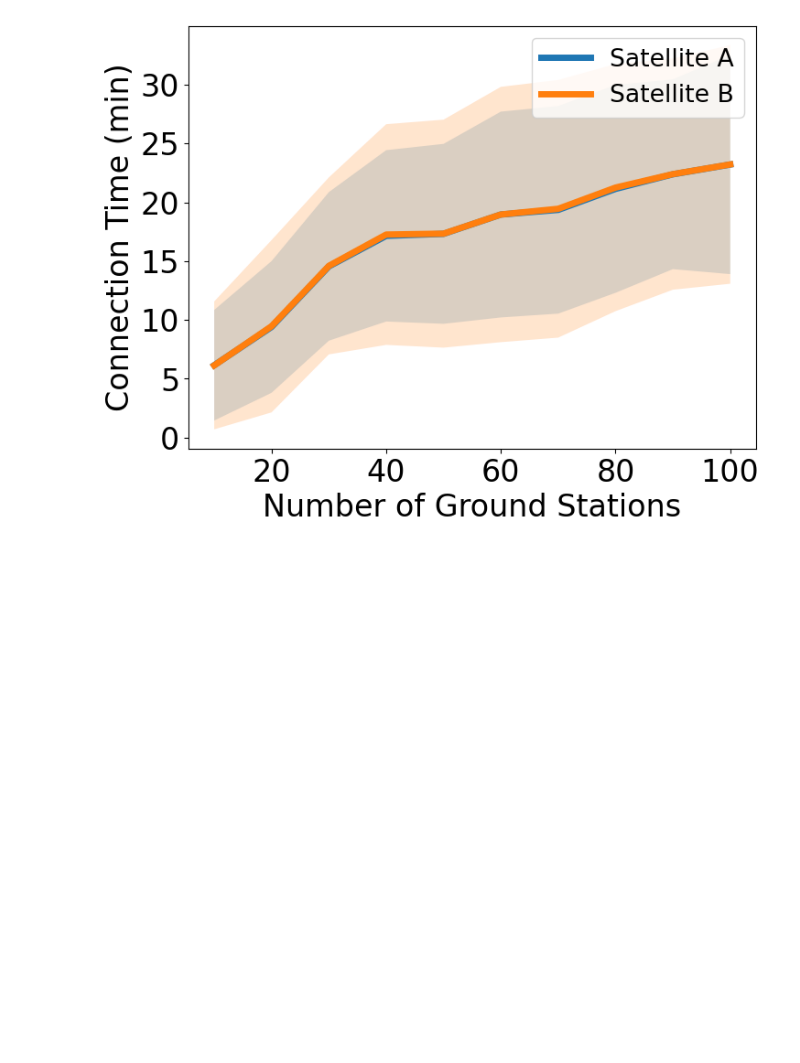
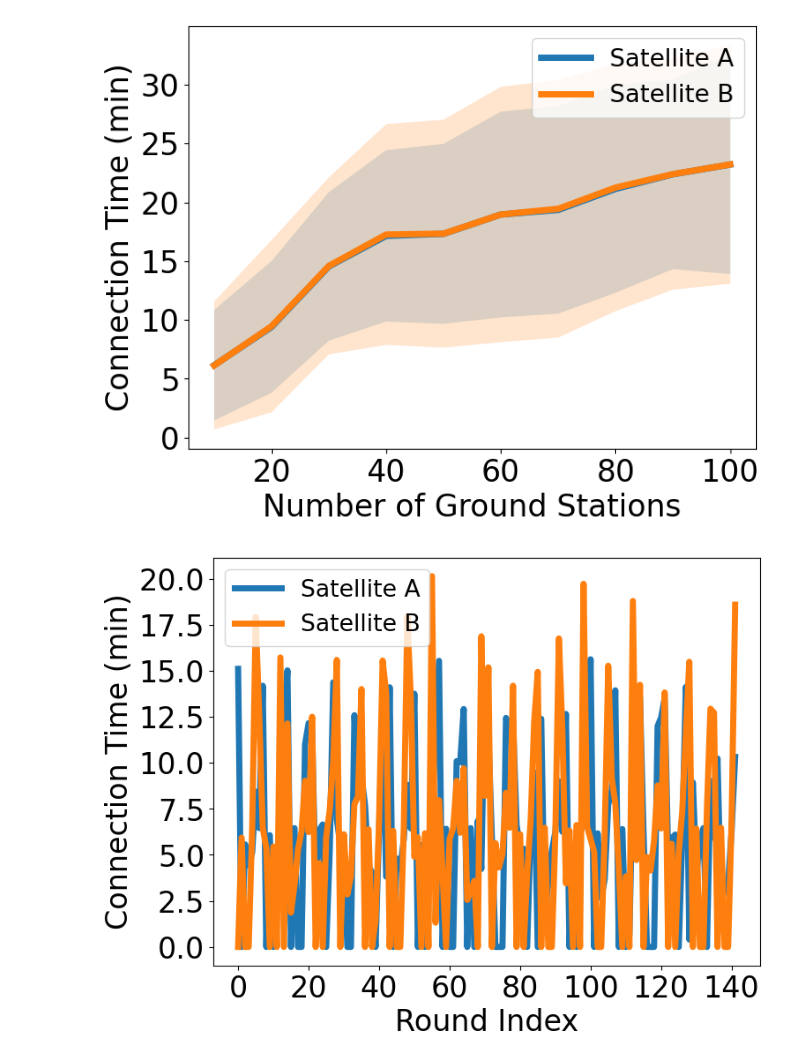
Before and after one commit to lizhouyu/hypatia, a Jupyter notebook: paper/satellite_networks_state/analyze_gen_gs.ipynb, the cells around one changed output. Drawn from its saved outputs; the diff is of its cells as text; code cells hidden in the pictures; blank space fills up the shorter version.

Commit message:
draw num round - connection time for num gs = 10

```diff
--- a/paper/satellite_networks_state/analyze_gen_gs.ipynb
+++ b/paper/satellite_networks_state/analyze_gen_gs.ipynb
@@ -311,3 +322,35 @@ plt.show()
 [ 6.13814554  9.46467136 14.59483568 17.25932401 17.33356643 18.96200466
  19.44417249 21.2479021  22.39300699 23.21689977]
 [figure]
+# %%
+# plot connection time per round for num gs = 10
+num_gs = 10
+sat0_round_connection_stat_path = os.path.join(analysis_log_folder, 'sat0_round_connection_stat_' + str(num_gs) + '.json')
+sat1_round_connection_stat_path = os.path.join(analysis_log_folder, 'sat1_round_connection_stat_' + str(num_gs) + '.json')
+# load json file
+with open(sat0_round_connection_stat_path, 'r') as load_f:
+    sat0_round_connection_stat = json.load(load_f)
+with open(sat1_round_connection_stat_path, 'r') as load_f:
+    sat1_round_connection_stat = json.load(load_f)
+
+sat0_round_connection_time_list = np.array(sat0_round_connection_stat['list'])
+sat1_round_connection_time_list = np.array(sat1_round_connection_stat['list'])
+# %%
+# plot
+fig = plt.figure(figsize=(8,6))
+
+font_size = 24
+
+plt.plot(sat0_round_connection_time_list / 60000, label='Satellite A', linewidth=5)
+plt.plot(sat1_round_connection_time_list / 60000, label='Satellite B', linewidth=5)
+
+plt.legend(fontsize=font_size * 0.8)
+plt.xlabel('Round Index', fontsize=font_size)
+plt.ylabel('Connection Time (min)', fontsize=font_size)
+plt.xticks(fontsize=font_size)
+plt.yticks(fontsize=font_size)
+
+plt.savefig(os.path.join(fig_folder, 'satellite_connection_time.pdf'), bbox_inches='tight')
+plt.show()
+# %% [output]
+[figure, added]
```
Also changed, not shown: parts of 1 cell of this notebook, 3 other files.
